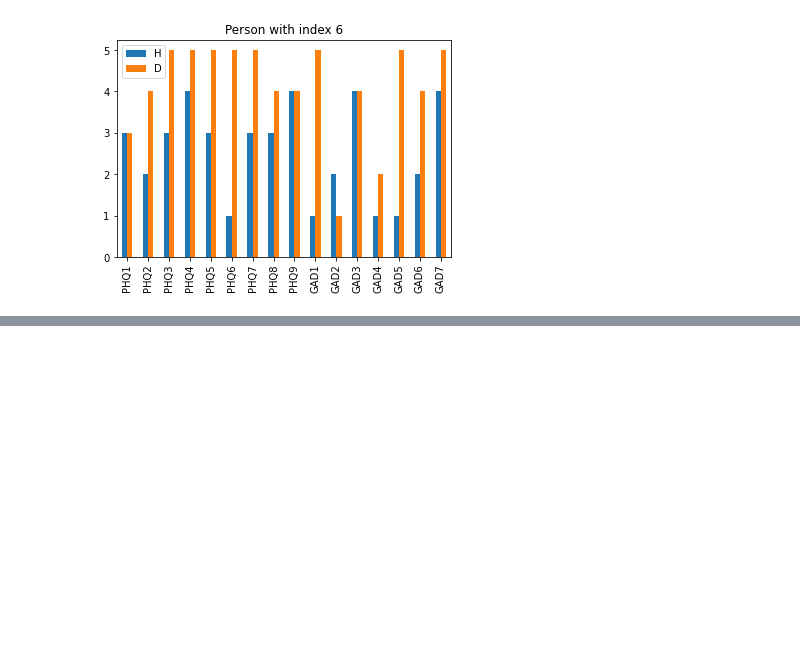
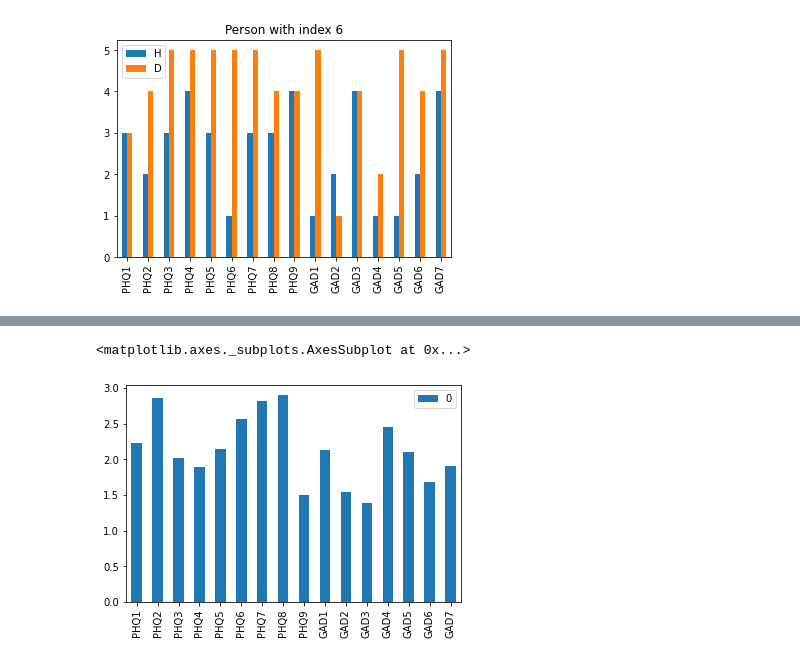
Before and after one commit to PashaIanko/Robust-Feature-Selection, a Jupyter notebook: main.ipynb, the cells around one changed output, grey strips where cells are left out. Drawn from its saved outputs; the diff is of its cells as text; code cells hidden in the pictures; blank space fills up the shorter version.

```diff
--- a/main.ipynb
+++ b/main.ipynb
@@ -300,0 +345,10 @@ plot_person_response(
+# %%
+average_difference_in_response = np.mean(
+    differences_in_response,
+    axis=0
+)
+# %%
+pd.DataFrame(average_difference_in_response, questions).plot(kind='bar')
+# %% [output]
+<matplotlib.axes._subplots.AxesSubplot at 0x...>
+[figure, added]
```
Also changed, not shown: parts of 3 cells of this notebook.
